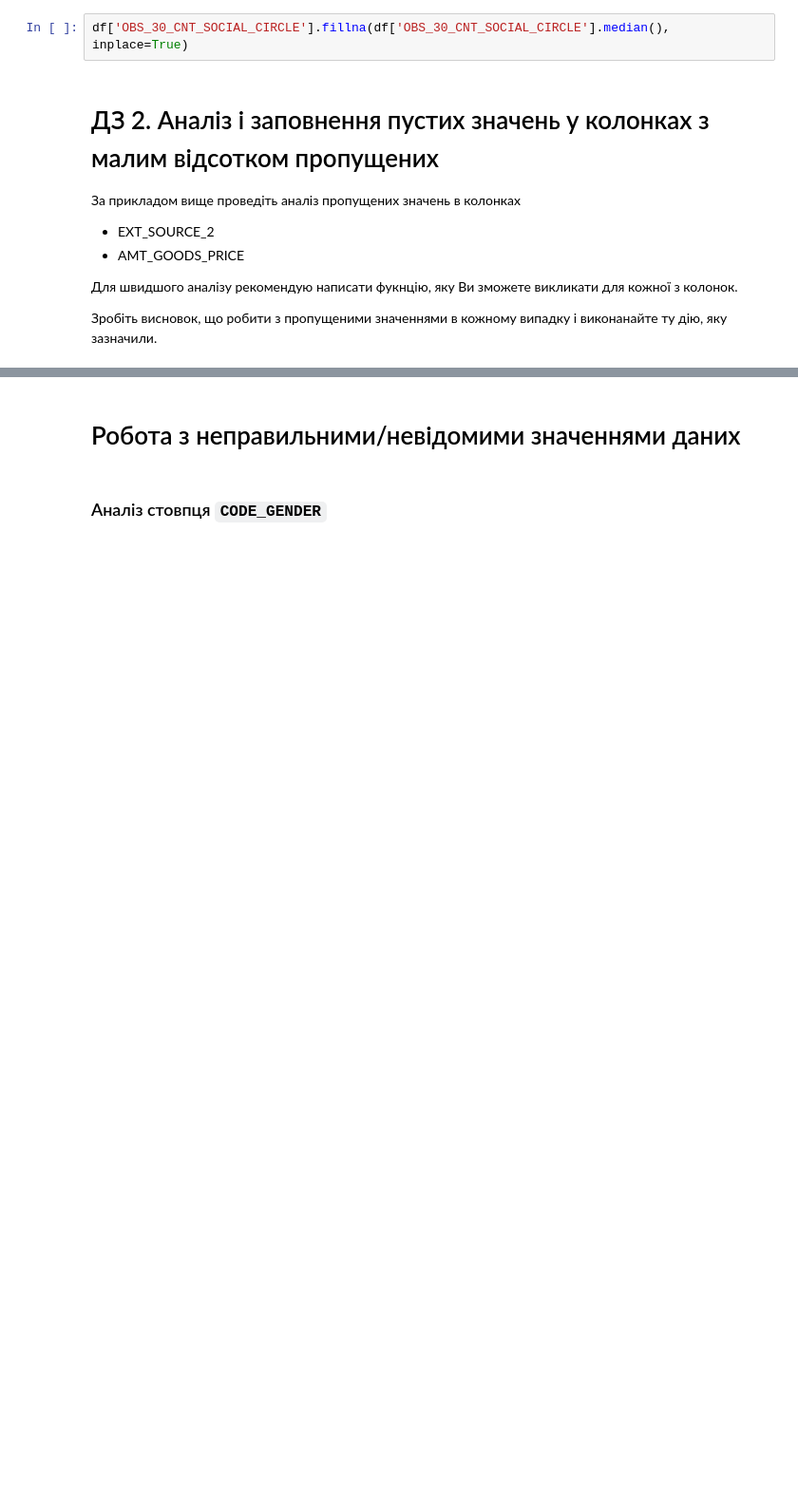
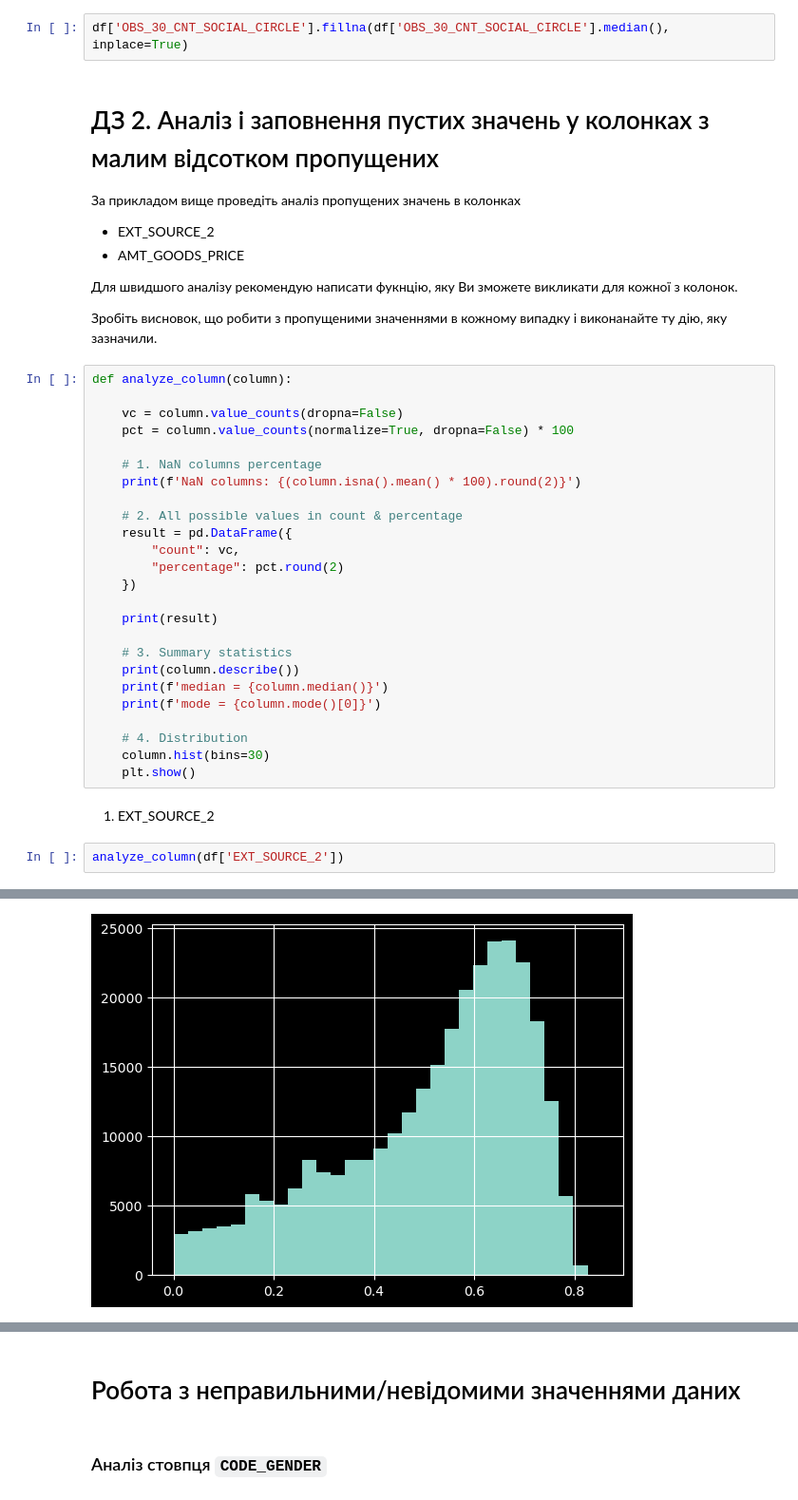
Before and after one commit to maryna-hliebova/machine-learning, a Jupyter notebook: notebooks/eta/HW_1_2_Credit_EDA.ipynb, the cells around one changed output, grey strips where cells are left out. Shown at 95% size. Saved outputs shown, nothing was run; the diff lists cells and outputs as text; blank space fills up the shorter version.

```diff
--- a/notebooks/eta/HW_1_2_Credit_EDA.ipynb
+++ b/notebooks/eta/HW_1_2_Credit_EDA.ipynb
@@ -654,3 +584,33 @@ df['OBS_30_CNT_SOCIAL_CIRCLE'].fillna(df['OBS_30_CNT_SOCIAL_CIRCLE'].median(), i
 Для швидшого аналізу рекомендую написати фукнцію, яку Ви зможете викликати для кожної з колонок.
 
 Зробіть висновок, що робити з пропущеними значеннями в кожному випадку і виконанайте ту дію, яку зазначили.
+# %%
+def analyze_column(column):
+
+    vc = column.value_counts(dropna=False)
+    pct = column.value_counts(normalize=True, dropna=False) * 100
+
+    # 1. NaN columns percentage
+    print(f'NaN columns: {(column.isna().mean() * 100).round(2)}')
+
+    # 2. All possible values in count & percentage
+    result = pd.DataFrame({
+        "count": vc,
+        "percentage": pct.round(2)
+    })
+
+    print(result)
+
+    # 3. Summary statistics
+    print(column.describe())
+    print(f'median = {column.median()}')
+    print(f'mode = {column.mode()[0]}')
+
+    # 4. Distribution
+    column.hist(bins=30)
+    plt.show()
+# %% [markdown]
+1. EXT_SOURCE_2
+# %%
+analyze_column(df['EXT_SOURCE_2'])
+# %% [output]
@@ -656,0 +634 @@ df['OBS_30_CNT_SOCIAL_CIRCLE'].fillna(df['OBS_30_CNT_SOCIAL_CIRCLE'].median(), i
+[figure, added]
```
Also changed, not shown: parts of 78 cells of this notebook.
